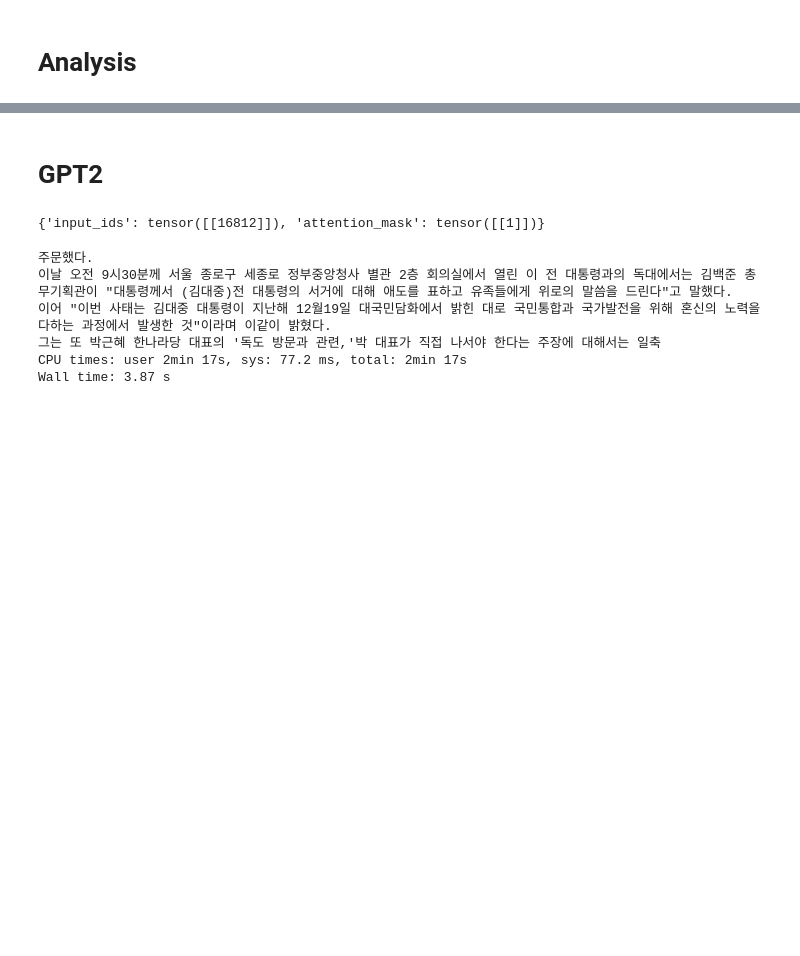
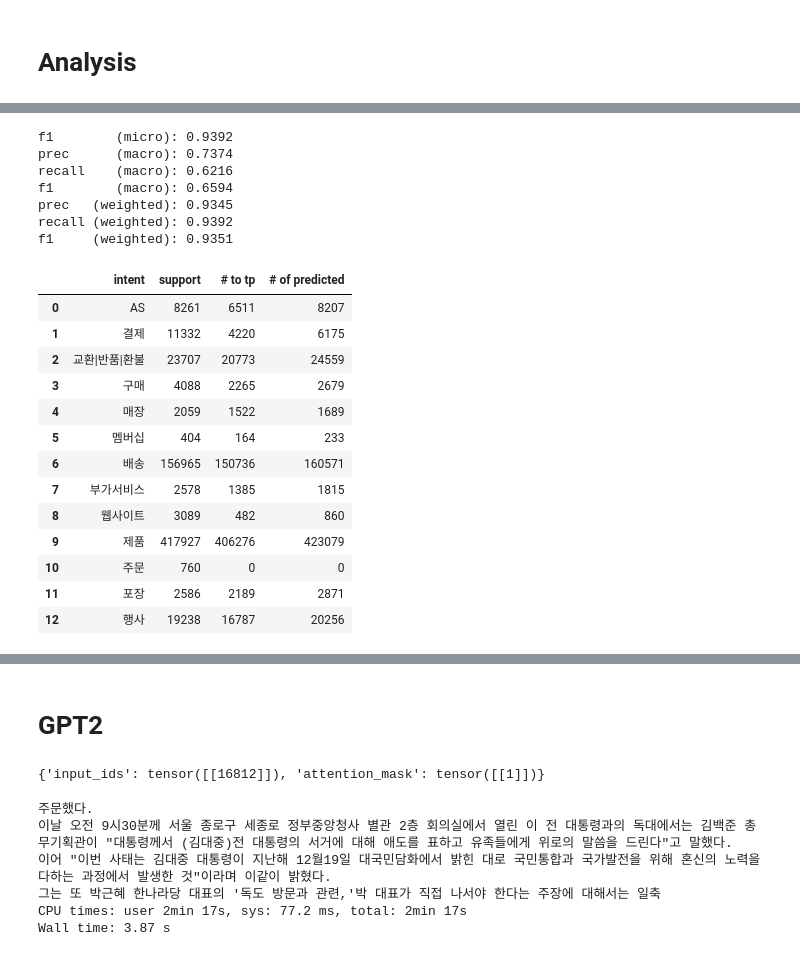
Before and after one commit to uoo723/BigStar-RnD-DA, a Jupyter notebook: notebooks/dev2.ipynb, the cells around one changed output, grey strips where cells are left out. Drawn from its saved outputs; the diff is of its cells as text; code cells hidden in the pictures; blank space fills up the shorter version.

```diff
--- a/notebooks/dev2.ipynb
+++ b/notebooks/dev2.ipynb
@@ -199,0 +225,3 @@ results1['f1_weighted'], results2['f1_weighted'], results3['f1_weighted']
+# %%
+# Baseline
+train_results = predict(run_id="d44ead9cc64f42a480fa728ce63025a0", mode="train")
@@ -199,0 +236,3 @@ results1['f1_weighted'], results2['f1_weighted'], results3['f1_weighted']
+# %%
+# BaselineWithMLAttention
+train_results2 = predict(run_id="f19847f8ba794b2492f184ee8f26ba9e", mode="train")
@@ -199,0 +247,61 @@ results1['f1_weighted'], results2['f1_weighted'], results3['f1_weighted']
+# %%
+logits = (train_results["logits"] + train_results2["logits"]) / 2
+gt = train_results["gt"]
+predictions = logits.argmax(axis=-1)
+matrix = confusion_matrix(train_results["gt"], predictions)
+
+f1_micro = f1_score(gt, predictions, average="micro")
+prec_macro, recall_macro, f1_macro, support = precision_recall_fscore_support(
+    gt,
+    predictions,
+    average="macro",
+    zero_division=0,
+)
+prec_weighted, recall_weighted, f1_weighted, _ = precision_recall_fscore_support(
+    gt,
+    predictions,
+    average="weighted",
+    zero_division=0,
+)
+prec, recall, f1, _ = precision_recall_fscore_support(
+    gt, predictions, average=None, zero_division=0
+)
+
+print(f"f1        (micro): {f1_micro:.4f}")
+print(f"prec      (macro): {prec_macro:.4f}")
+print(f"recall    (macro): {recall_macro:.4f}")
+print(f"f1        (macro): {f1_macro:.4f}")
+print(f"prec   (weighted): {prec_weighted:.4f}")
+print(f"recall (weighted): {recall_weighted:.4f}")
+print(f"f1     (weighted): {f1_weighted:.4f}")
+
+pd.DataFrame(
+    {
+        "intent": le.classes_,
+        "support": matrix.sum(axis=-1),
+        "# to tp": np.diag(matrix),
+        "# of predicted": matrix.sum(axis=0),
+    }
+)
+# %% [output]
+f1        (micro): 0.9392
+prec      (macro): 0.7374
+recall    (macro): 0.6216
+f1        (macro): 0.6594
+prec   (weighted): 0.9345
+recall (weighted): 0.9392
+f1     (weighted): 0.9351
+|  | intent | support | # to tp | # of predicted |
+| 0 | AS | 8261 | 6511 | 8207 |
+| 1 | 결제 | 11332 | 4220 | 6175 |
+| 2 | 교환|반품|환불 | 23707 | 20773 | 24559 |
+| 3 | 구매 | 4088 | 2265 | 2679 |
+| 4 | 매장 | 2059 | 1522 | 1689 |
+| 5 | 멤버십 | 404 | 164 | 233 |
+| 6 | 배송 | 156965 | 150736 | 160571 |
+| 7 | 부가서비스 | 2578 | 1385 | 1815 |
+| 8 | 웹사이트 | 3089 | 482 | 860 |
+| 9 | 제품 | 417927 | 406276 | 423079 |
+| 10 | 주문 | 760 | 0 | 0 |
+| 11 | 포장 | 2586 | 2189 | 2871 |
+| 12 | 행사 | 19238 | 16787 | 20256 |
```
Also changed, not shown: parts of 16 cells of this notebook, 4 other files.
